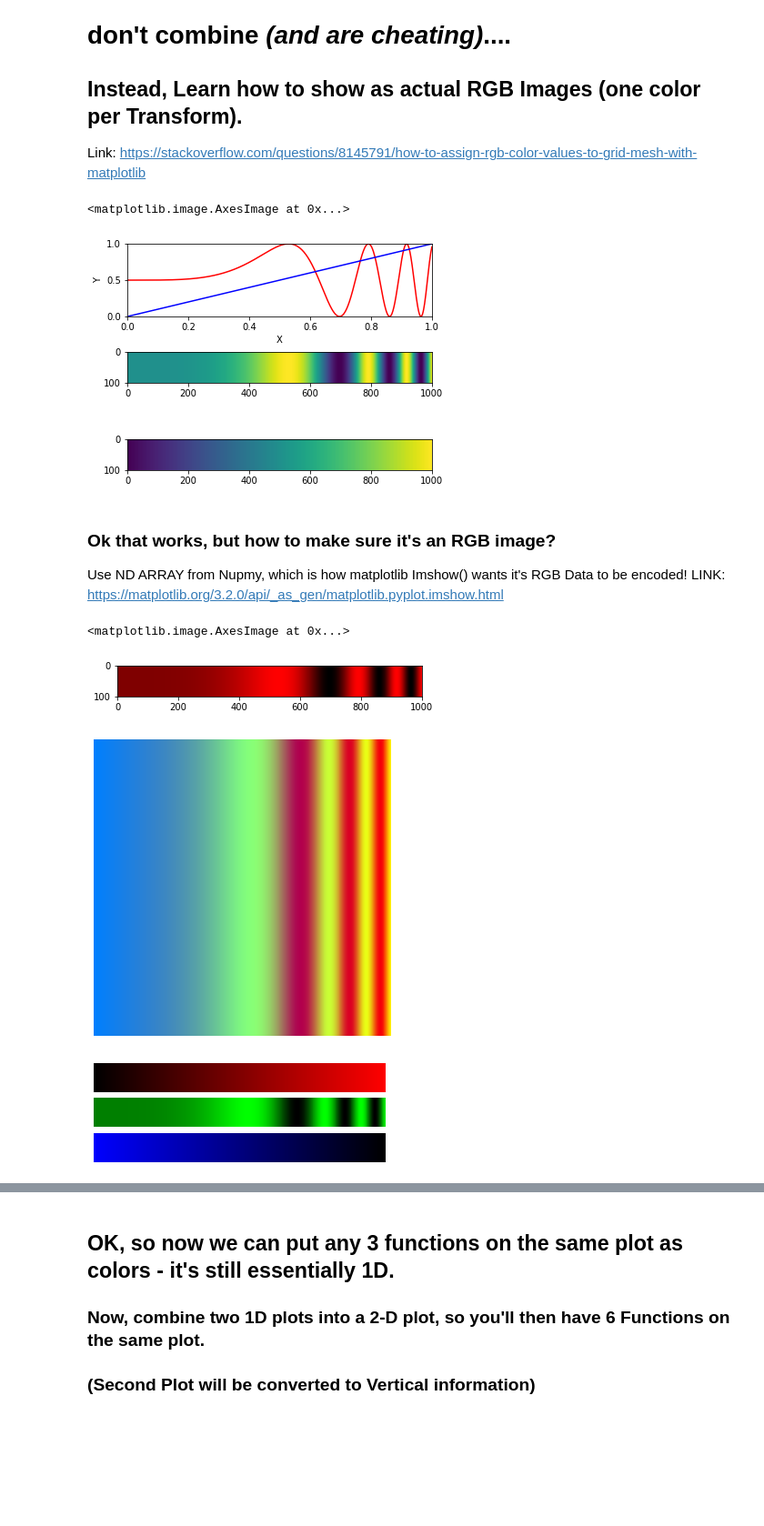
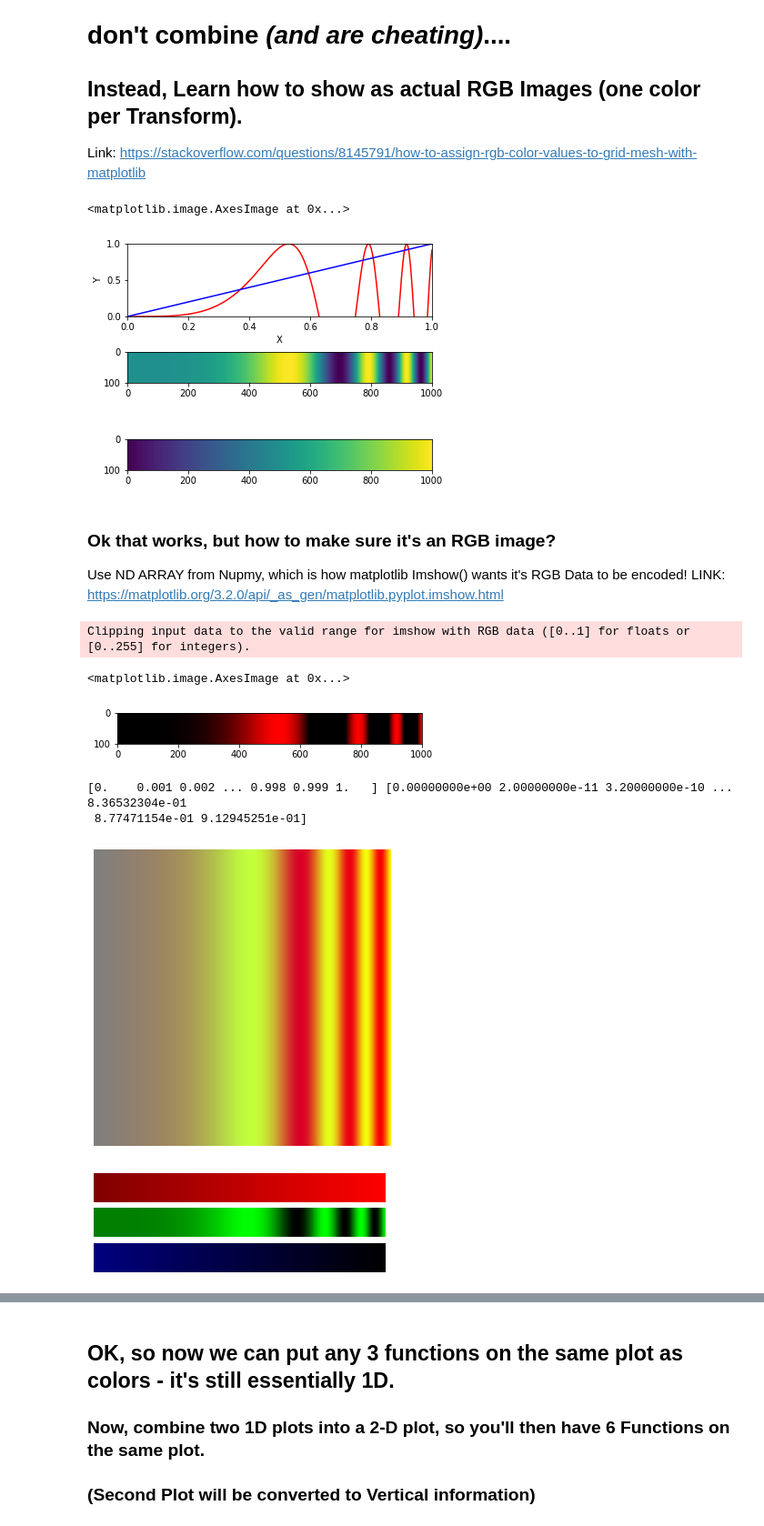
Before and after one commit to EISy-as-Py/hardy, a Jupyter notebook: examples/Example_ImagesFromData.ipynb, the cells around one changed output, grey strips where cells are left out. Shown at 91% size. Cells and saved outputs as stored; diff of their text form; code cells hidden in the pictures; blank space fills up the shorter version.

```diff
--- a/examples/Example_ImagesFromData.ipynb
+++ b/examples/Example_ImagesFromData.ipynb
@@ -24,7 +26,7 @@ import matplotlib.pyplot as plt
 #ANY X,Y, but we'll start out making them both from 0 to 1,
 # because we'll have to Normalize AT LEAST the RGB data so PROBABLY normalize it all?
 X_array = np.linspace(0,1,1001)
-Y_array = 0.5 + 0.5*np.sin(20*X_array**4)
+Y_array = np.sin(20*X_array**4)
 
 def quickplot(X,Y,fig=False,ax=False,color='k'):
     if not ax:
@@ -75,9 +77,9 @@ def norm_01(X): # normalize an array between 0(MIN) and 1(MAX)
         X=X/max(X)
     return X
 
-def norm_pm1(X): # normalize an array between 0(-Max(Abs())) and 1(+Max(Abs()))
-    Xrange = max(abs(X)) # This will be (plus or minus) the 0 to 1 result
-
+def norm_pm1(raw): # normalize an array between 0(-Max(Abs())) and 1(+Max(Abs()))
+    X=deepcopy(raw) #Create a copy
+    XRange = max(abs(X)) # This will be (plus or minus) the 0 to 1 result
     X += XRange #Shift up by XRange so -Xrange is now zero
     X = X / (2*XRange) # +Xrange is now 2*Xrange, so compress that down to be 1.
     return X
@@ -85,11 +87,18 @@ def norm_pm1(X): # normalize an array between 0(-Max(Abs())) and 1(+Max(Abs()))
 y_dx = david_integral(Y_array,X_array) # Test
 dydx = david_derrives(Y_array,X_array)
 
-y_dx = norm_01(y_dx)                    # Normalize
-dydx = norm_01(dydx)
+y_dx = norm_pm1(y_dx)                    # Normalize
+dydx = norm_pm1(dydx)
 fig,ax=plt.subplots()                  # Plot
 ax.plot(X_array,Y_array)
 ax.plot(X_array,y_dx)
 ax.plot(X_array,dydx)
 ax.set_title("Transofrmations of X and Y")
+
+def test_Bullsh(y_dx):
+    y_normed = norm_pm1(y_dx)
+    return y_normed
+
+y_normed = test_Bullsh(y_dx)
+print(y_normed)
 # %% [output]
@@ -135,7 +153,7 @@ ax[1].imshow(mesh1D_Y)
 ax[2].imshow(mesh1D_X)
 # %% [output]
 <matplotlib.image.AxesImage at 0x...>
-[figure, old version]
+[figure, new version]
 # %% [markdown]
 ### Ok that works, but how to make sure it's an RGB image?
 Use ND ARRAY from Nupmy, which is how matplotlib Imshow() wants it's RGB Data to be encoded!
@@ -152,26 +170,32 @@ Y_Red = np.ndarray(shape=(mesh1D_Y.shape[0],
 Y_Red[:,:,0] = mesh1D_Y
 plt.imshow(Y_Red)
 # %% [output]
-<matplotlib.image.AxesImage at 0x...>
+Clipping input data to the valid range for imshow with RGB data ([0..1] for floats or [0..255] for integers).
+<matplotlib.image.AxesImage at 0x...>
-[figure, old version]
+[figure, new version]
 # %%
 
-def combine_1D_colors(r_array,g_array=[0,0],b_array=[0,0], plot=True):
-    r=len(r_array)
-    g=len(g_array)
-    b=len(b_array)
+def combine_1D_colors(r_raw,g_raw=[0,0],b_raw=[0,0], plot=True):
+    r=len(r_raw)
+    g=len(g_raw)
+    b=len(b_raw)
 
     if r != g:
-        g_array = r_array * 0
+        g_array = r_raw * 0
         print ("Green Array Failed? (Or none given)")
     if r != b:
-        b_array = r_array * 0
+        b_array = r_raw * 0
         print ("Blue  Array Failed? (Or none given)")
 
     # Normalize Data from 0 to 1 (aka RGB readable)
-    r_array = norm_01(r_array)
-    g_array = norm_01(g_array)
-    b_array = norm_01(b_array)
+    r_array = norm_pm1(r_raw)
+    g_array = norm_pm1(g_raw)
+    b_array = norm_pm1(b_raw)
+
+    # # Old Normalization Method. Observe changes!
+    # r_array = norm_01(r_array)
+    # g_array = norm_01(g_array)
+    # b_array = norm_01(b_array)
 
 
     # Two types of Meshes: One 10 larger than the other
@@ -200,35 +224,38 @@ def combine_1D_colors(r_array,g_array=[0,0],b_array=[0,0], plot=True):
     big_plot[:,:,2] = b_big
 
     r_plot[:,:,0] = r_small
     g_plot[:,:,1] = g_small
     b_plot[:,:,2] = b_small
 
     r_plot[:,:,1] = r_plot[:,:,2]=r_small*0
     g_plot[:,:,0] = g_plot[:,:,2]=g_small*0
     b_plot[:,:,0] = b_plot[:,:,1]=b_small*0
 
     if plot:
         big,bax = plt.subplots(1,1,figsize=[6,6])
         fig,ax = plt.subplots(3,1,figsize=[6,2])
 
         bax.imshow(big_plot)
         ax[0].imshow(r_plot)
         ax[1].imshow(g_plot)
         ax[2].imshow(b_plot)
 
         #ax[0].plot(x_later,r_array)
 
 
         bax.axis('off')
         for i in [0,1,2]:
             ax[i].axis('off')
 
     return big_plot
 
 test_array_1= combine_1D_colors(X_array,Y_array,-X_array)
+print(X_array, Y_array)
 # %% [output]
+[0.    0.001 0.002 ... 0.998 0.999 1.   ] [0.00000000e+00 2.00000000e-11 3.20000000e-10 ... 8.36532304e-01
+ 8.77471154e-01 9.12945251e-01]
-[figure, old version]
+[figure, new version]
-[figure, old version]
+[figure, new version]
 # %%
 # Test if that Normalization worked,
 #      and Also, try a transform on the data... How about Integration!
```
Also changed, not shown: parts of 15 cells of this notebook, 1 other file.
